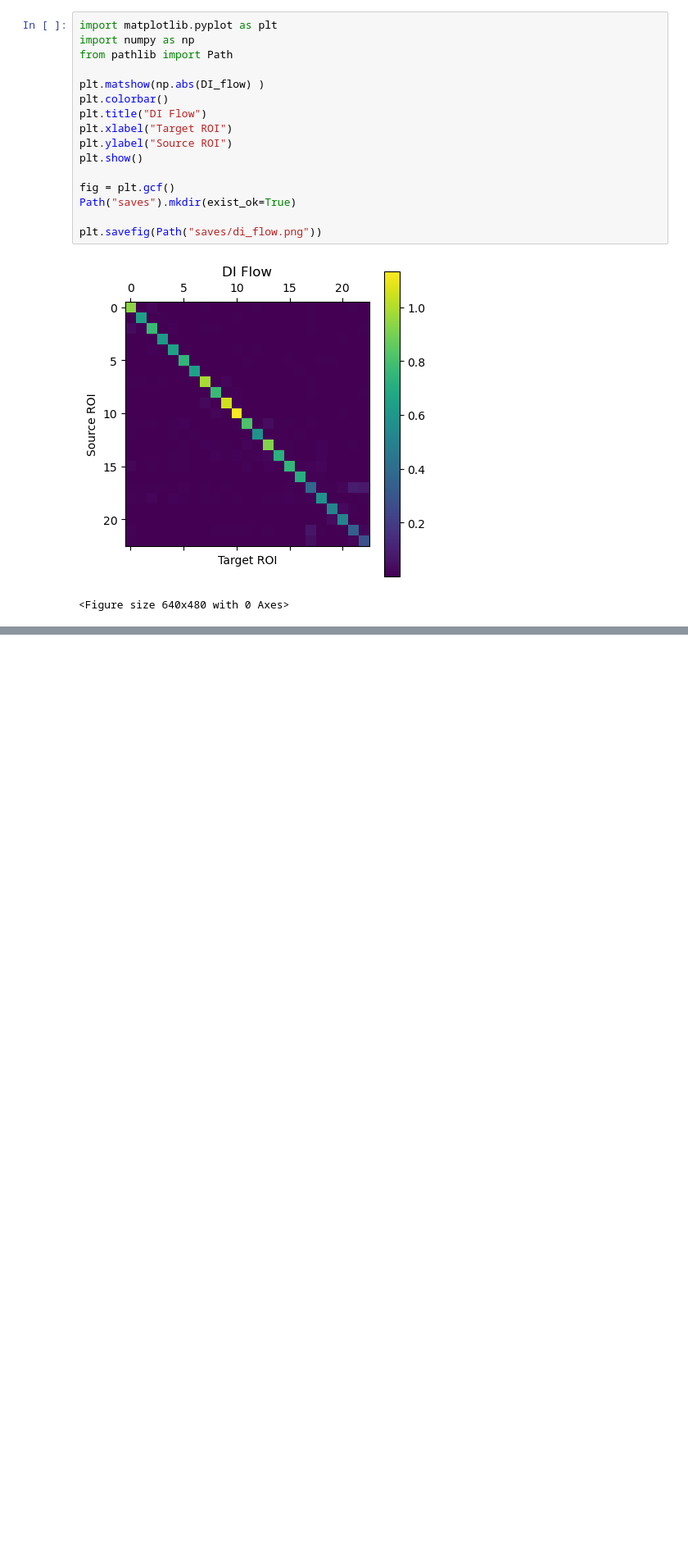
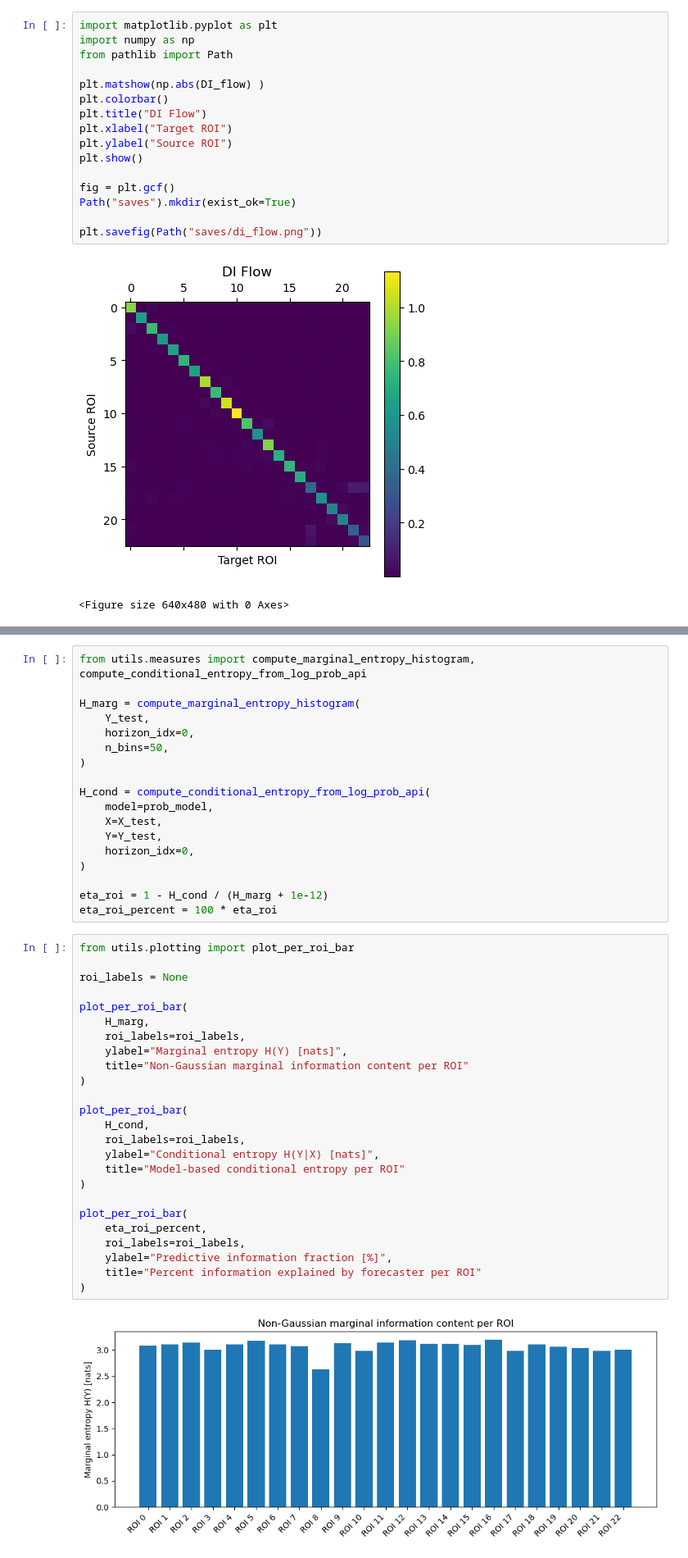
Before and after one commit to ab126/fmri_forecasting, a Jupyter notebook: compute_di.ipynb, the cells around one changed output, grey strips where cells are left out. Shown at 82% size. Saved outputs shown, nothing was run; the diff lists cells and outputs as text; blank space fills up the shorter version.

Commit message:
added joint entropy plot

```diff
--- a/compute_di.ipynb
+++ b/compute_di.ipynb
@@ -234,0 +237,45 @@ plt.savefig(Path("saves/di_flow.png"))
+# %%
+from utils.measures import compute_marginal_entropy_histogram, compute_conditional_entropy_from_log_prob_api
+
+H_marg = compute_marginal_entropy_histogram(
+    Y_test,
+    horizon_idx=0,
+    n_bins=50,
+)
+
+H_cond = compute_conditional_entropy_from_log_prob_api(
+    model=prob_model,
+    X=X_test,
+    Y=Y_test,
+    horizon_idx=0,
+)
+
+eta_roi = 1 - H_cond / (H_marg + 1e-12)
+eta_roi_percent = 100 * eta_roi
+# %%
+from utils.plotting import plot_per_roi_bar
+
+roi_labels = None
+
+plot_per_roi_bar(
+    H_marg,
+    roi_labels=roi_labels,
+    ylabel="Marginal entropy H(Y) [nats]",
+    title="Non-Gaussian marginal information content per ROI"
+)
+
+plot_per_roi_bar(
+    H_cond,
+    roi_labels=roi_labels,
+    ylabel="Conditional entropy H(Y|X) [nats]",
+    title="Model-based conditional entropy per ROI"
+)
+
+plot_per_roi_bar(
+    eta_roi_percent,
+    roi_labels=roi_labels,
+    ylabel="Predictive information fraction [%]",
+    title="Percent information explained by forecaster per ROI"
+)
+# %% [output]
+[figure, added]
```
Also changed, not shown: parts of 13 cells of this notebook, 2 other files.
